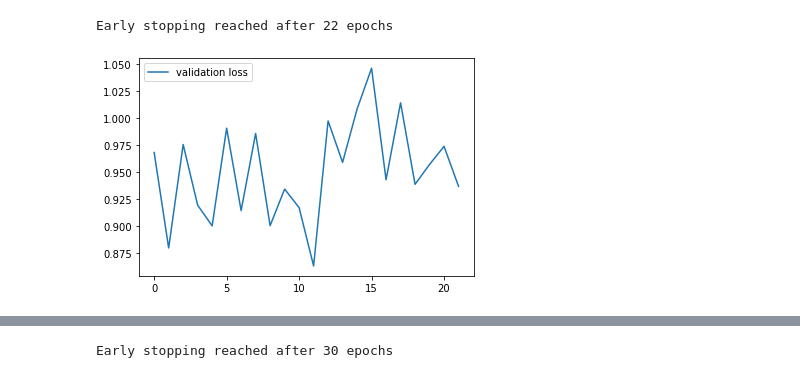
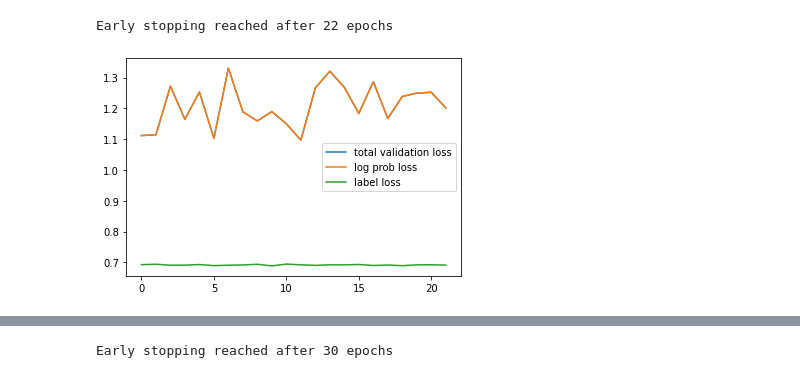
Before and after one commit to jtamanas/FNF4HEP, a Jupyter notebook: alpha23_example.ipynb, the cells around one changed output, grey strips where cells are left out. Drawn from its saved outputs; the diff is of its cells as text; code cells hidden in the pictures.

Commit message:
Fixed probability flow  embedding classifier issue

```diff
--- a/alpha23_example.ipynb
+++ b/alpha23_example.ipynb
@@ -127,7 +128,7 @@ probability_flow = Flow(data_dim=data_train.shape[-1],
                   num_bins = 50,
                   tails='linear',
                   tail_bound=6.0,
-                  gamma = 0.5,
+                  gamma = 1.0,
         )
 # %%
 data_set_context_train = TensorDataset(data_train, labels_train, context_train.unsqueeze(1)) #For probability flow, learn distributions conditioned on context
@@ -139,7 +140,7 @@ data_generator_context_val = torch.utils.data.DataLoader(data_set_context_val, *
 data_set_labels_train = TensorDataset(data_train, labels_train,) #For label classifier, use data and labels but not context
 data_generator_labels_train = torch.utils.data.DataLoader(data_set_labels_train, **params)
 # %%
-val_loss = probability_flow.fit_prob_flow(
+val_loss_tot, val_loss_mle, val_loss_label = probability_flow.fit_prob_flow(
         data_generator_context_train,
         data_generator_context_val,
         lr=1e-4,
@@ -150,11 +151,14 @@ val_loss = probability_flow.fit_prob_flow(
 # %% [output]
 Early stopping reached after 22 epochs
 # %%
-plt.plot(val_loss, label="validation loss")
+plt.plot(val_loss_tot, label="total validation loss")
+plt.plot(val_loss_mle, label="log prob loss")
+plt.plot(val_loss_label, label="label loss")
+
 plt.legend()
 plt.show()
 # %% [output]
-[figure, old version]
+[figure, new version]
 # %%
 plt.plot(data_test[context_test==1],'b.',label="High res", alpha=0.5)
 plt.plot(data_test[context_test==0], 'r.', label="Low res", alpha=0.5)
```
Also changed, not shown: parts of 12 cells of this notebook, 3 other files.
